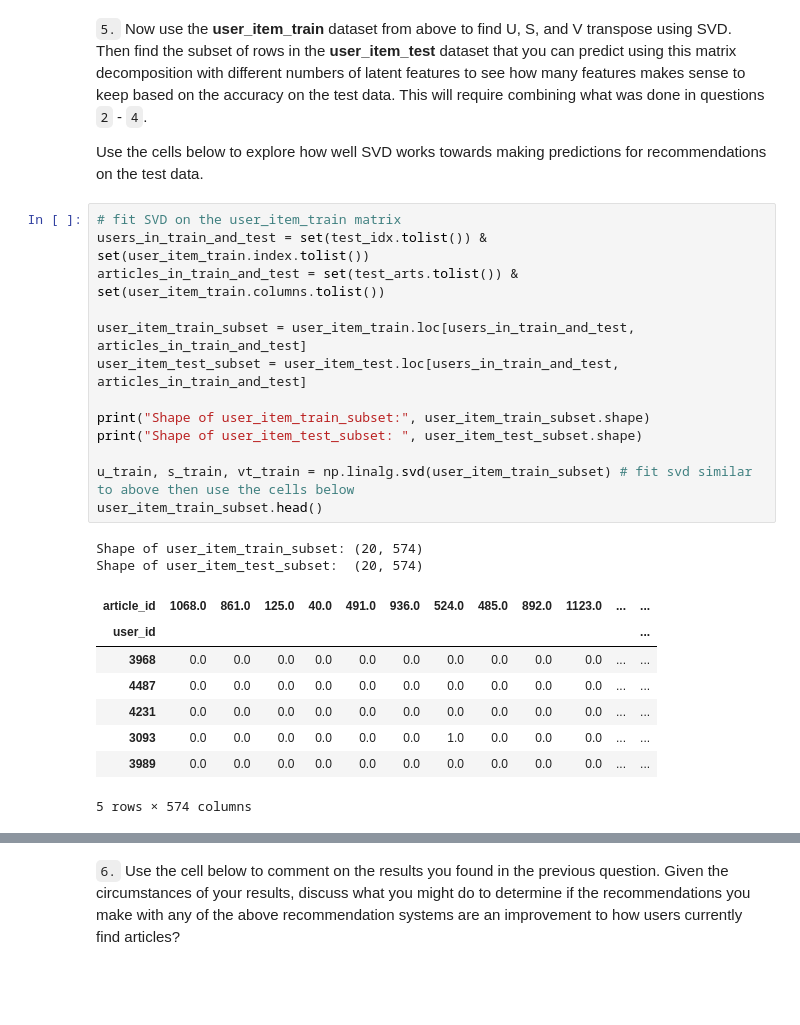
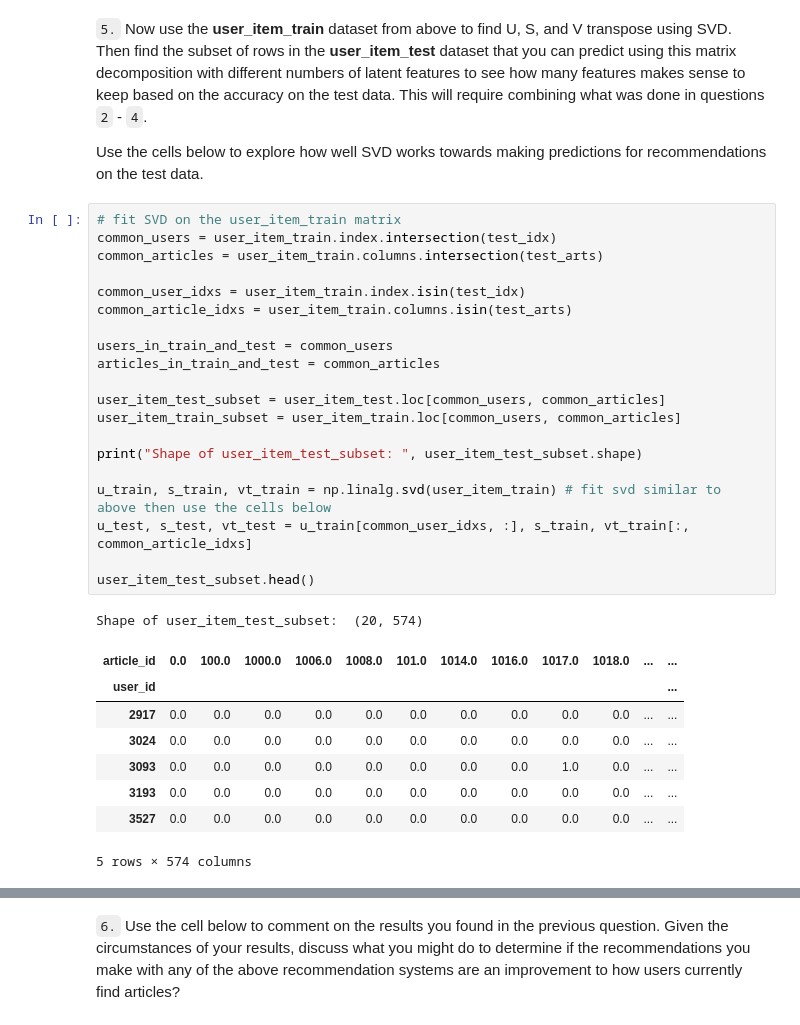
Before and after one commit to fsteppich/UD-DS-RecommendationStrategies, a Jupyter notebook: Recommendations.ipynb, the cells around one changed output, grey strips where cells are left out. Drawn from its saved outputs; the diff is of its cells as text; blank space fills up the shorter version.

```diff
--- a/Recommendations.ipynb
+++ b/Recommendations.ipynb
@@ -1126,25 +1126,31 @@ Awesome job!  That's right!  All of the test movies are in the training data, bu
 Use the cells below to explore how well SVD works towards making predictions for recommendations on the test data.
 # %%
 # fit SVD on the user_item_train matrix
-users_in_train_and_test = set(test_idx.tolist()) & set(user_item_train.index.tolist())
-articles_in_train_and_test = set(test_arts.tolist()) & set(user_item_train.columns.tolist())
+common_users = user_item_train.index.intersection(test_idx)
+common_articles = user_item_train.columns.intersection(test_arts)
 
-user_item_train_subset = user_item_train.loc[users_in_train_and_test, articles_in_train_and_test]
-user_item_test_subset = user_item_test.loc[users_in_train_and_test, articles_in_train_and_test]
+common_user_idxs = user_item_train.index.isin(test_idx)
+common_article_idxs = user_item_train.columns.isin(test_arts)
 
-print("Shape of user_item_train_subset:", user_item_train_subset.shape)
+users_in_train_and_test = common_users
+articles_in_train_and_test = common_articles
+
+user_item_test_subset = user_item_test.loc[common_users, common_articles]
+user_item_train_subset = user_item_train.loc[common_users, common_articles]
+
 print("Shape of user_item_test_subset: ", user_item_test_subset.shape)
 
-u_train, s_train, vt_train = np.linalg.svd(user_item_train_subset) # fit svd similar to above then use the cells below
-user_item_train_subset.head()
+u_train, s_train, vt_train = np.linalg.svd(user_item_train) # fit svd similar to above then use the cells below
+u_test, s_test, vt_test = u_train[common_user_idxs, :], s_train, vt_train[:, common_article_idxs]
+
+user_item_test_subset.head()
 # %% [output]
-Shape of user_item_train_subset: (20, 574)
 Shape of user_item_test_subset:  (20, 574)
-| article_id | 1068.0 | 861.0 | 125.0 | 40.0 | 491.0 | 936.0 | 524.0 | 485.0 | 892.0 | 1123.0 | ... | ... |
+| article_id | 0.0 | 100.0 | 1000.0 | 1006.0 | 1008.0 | 101.0 | 1014.0 | 1016.0 | 1017.0 | 1018.0 | ... | ... |
 | user_id |  |  |  |  |  |  |  |  |  |  |  | ... |
-| 3968 | 0.0 | 0.0 | 0.0 | 0.0 | 0.0 | 0.0 | 0.0 | 0.0 | 0.0 | 0.0 | ... | ... |
-| 4487 | 0.0 | 0.0 | 0.0 | 0.0 | 0.0 | 0.0 | 0.0 | 0.0 | 0.0 | 0.0 | ... | ... |
-| 4231 | 0.0 | 0.0 | 0.0 | 0.0 | 0.0 | 0.0 | 0.0 | 0.0 | 0.0 | 0.0 | ... | ... |
-| 3093 | 0.0 | 0.0 | 0.0 | 0.0 | 0.0 | 0.0 | 1.0 | 0.0 | 0.0 | 0.0 | ... | ... |
-| 3989 | 0.0 | 0.0 | 0.0 | 0.0 | 0.0 | 0.0 | 0.0 | 0.0 | 0.0 | 0.0 | ... | ... |
+| 2917 | 0.0 | 0.0 | 0.0 | 0.0 | 0.0 | 0.0 | 0.0 | 0.0 | 0.0 | 0.0 | ... | ... |
+| 3024 | 0.0 | 0.0 | 0.0 | 0.0 | 0.0 | 0.0 | 0.0 | 0.0 | 0.0 | 0.0 | ... | ... |
+| 3093 | 0.0 | 0.0 | 0.0 | 0.0 | 0.0 | 0.0 | 0.0 | 0.0 | 1.0 | 0.0 | ... | ... |
+| 3193 | 0.0 | 0.0 | 0.0 | 0.0 | 0.0 | 0.0 | 0.0 | 0.0 | 0.0 | 0.0 | ... | ... |
+| 3527 | 0.0 | 0.0 | 0.0 | 0.0 | 0.0 | 0.0 | 0.0 | 0.0 | 0.0 | 0.0 | ... | ... |
 5 rows × 574 columns
```
Also changed, not shown: parts of 7 cells of this notebook, 1 other file.
